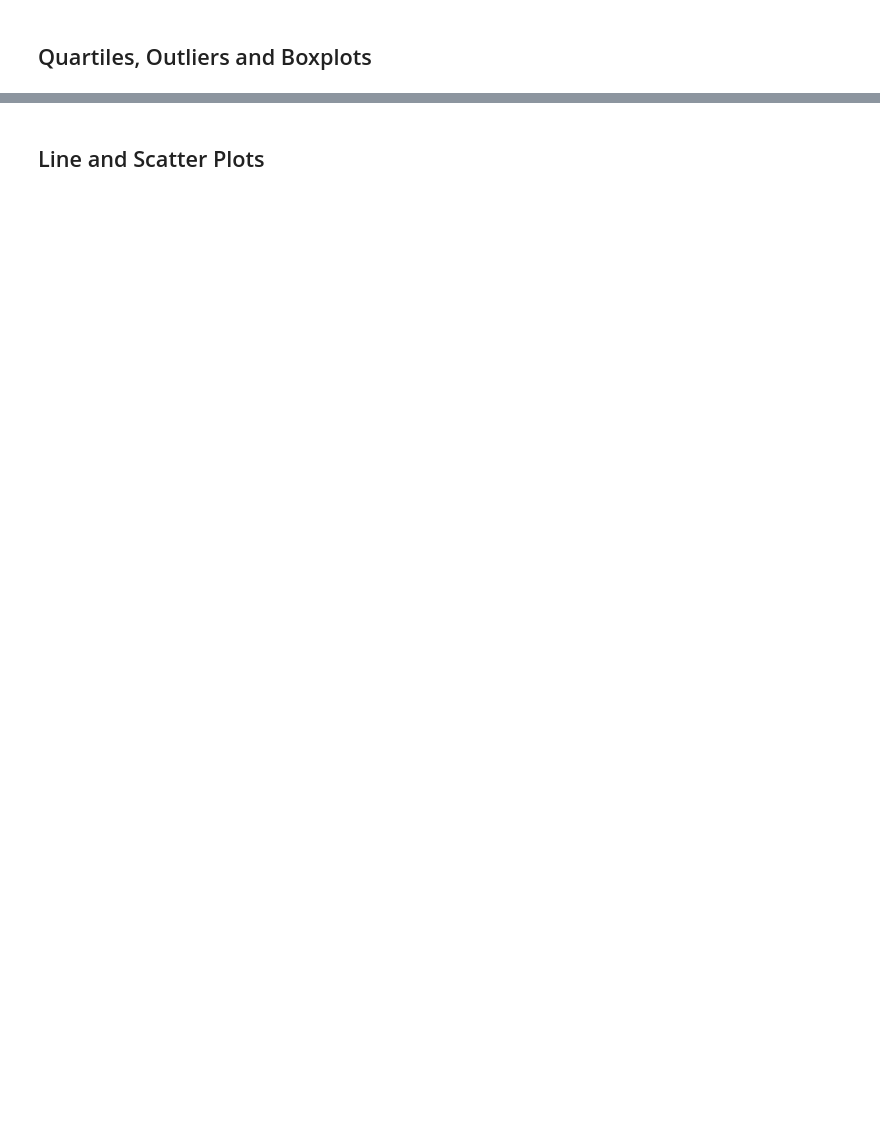
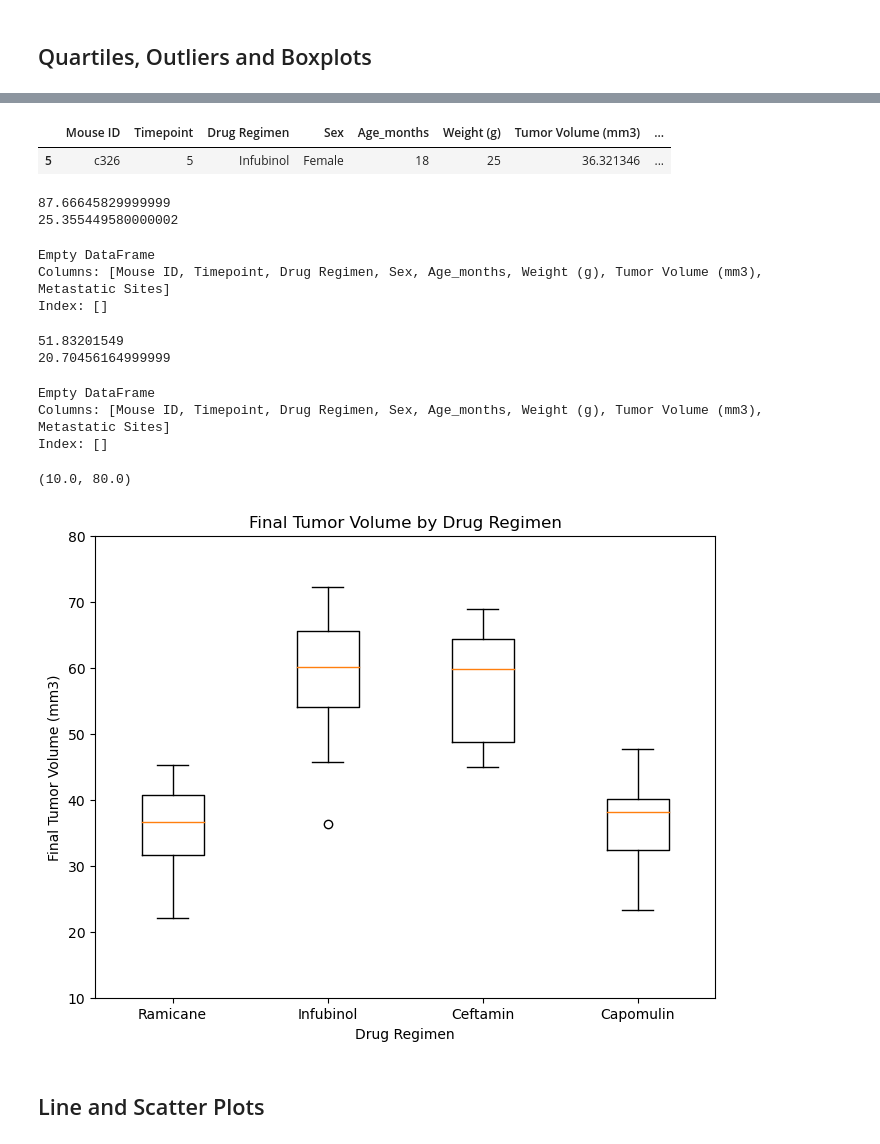
Before and after one commit to Jeremy-Mallory/Week-5-Challenge-MatPlotLib---PyMaceuticals, a Jupyter notebook: Pymaceuticals/pymaceuticals_starter.ipynb, the cells around one changed output, grey strips where cells are left out. Saved outputs shown, nothing was run; the diff lists cells and outputs as text; code cells hidden in the pictures; blank space fills up the shorter version.

```diff
--- a/Pymaceuticals/pymaceuticals_starter.ipynb
+++ b/Pymaceuticals/pymaceuticals_starter.ipynb
@@ -213,2 +295,73 @@ Ceftamin's potential outliers: Series([], Name: Tumor Volume (mm3), dtype: float
+# %%
+Infubinol_outliers = Infubinol_df.loc[(Infubinol_df["Tumor Volume (mm3)"] < lower_bound) |
+                                     (Infubinol_df["Tumor Volume (mm3)"] > upper_bound), :]
+Infubinol_outliers
+# %% [output]
+|  | Mouse ID | Timepoint | Drug Regimen | Sex | Age_months | Weight (g) | Tumor Volume (mm3) | ... |
+| 5 | c326 | 5 | Infubinol | Female | 18 | 25 | 36.321346 | ... |
+# %%
+# Calculate the IQR and quantitatively determine if there are any potential outliers.
+Ceftamin_tumor_vol = Ceftamin_df["Tumor Volume (mm3)"]
+
+quartiles = Ceftamin_tumor_vol.quantile([0.25,0.5,0.75])
+Q1 = quartiles[0.25]
+Q3 = quartiles[0.75]
+IQR = Q3-Q1
+
+upper_bound = Q3 + (IQR*1.5)
+lower_bound = Q1 - (IQR*1.5)
+
+print(upper_bound)
+print(lower_bound)
+# %% [output]
+87.66645829999999
+25.355449580000002
+# %%
+Ceftamin_outliers = Ceftamin_df.loc[(Ceftamin_df["Tumor Volume (mm3)"] < lower_bound) |
+                                     (Ceftamin_df["Tumor Volume (mm3)"] > upper_bound), :]
+print(Ceftamin_outliers)
+# %% [output]
+Empty DataFrame
+Columns: [Mouse ID, Timepoint, Drug Regimen, Sex, Age_months, Weight (g), Tumor Volume (mm3), Metastatic Sites]
+Index: []
+# %%
+# Calculate the IQR and quantitatively determine if there are any potential outliers.
+Capomulin_tumor_vol = Capomulin_df["Tumor Volume (mm3)"]
+
+quartiles = Capomulin_tumor_vol.quantile([0.25,0.5,0.75])
+Q1 = quartiles[0.25]
+Q3 = quartiles[0.75]
+IQR = Q3-Q1
+
+upper_bound = Q3 + (IQR*1.5)
+lower_bound = Q1 - (IQR*1.5)
+
+print(upper_bound)
+print(lower_bound)
+# %% [output]
+51.83201549
+20.70456164999999
+# %%
+Capomulin_outliers = Capomulin_df.loc[(Capomulin_df["Tumor Volume (mm3)"] < lower_bound) |
+                                     (Capomulin_df["Tumor Volume (mm3)"] > upper_bound), :]
+print(Capomulin_outliers)
+# %% [output]
+Empty DataFrame
+Columns: [Mouse ID, Timepoint, Drug Regimen, Sex, Age_months, Weight (g), Tumor Volume (mm3), Metastatic Sites]
+Index: []
+# %%
+# Generate a box plot that shows the distrubution of the tumor volume for each treatment group.
+data = [Ramicane_tumor_vol, Infubinol_tumor_vol, Ceftamin_tumor_vol, Capomulin_tumor_vol]
+Regimen= ['Ramicane', 'Infubinol','Ceftamin','Capomulin']
+
+fig1, ax1 = plt.subplots(figsize=(8, 6))
+ax1.set_title('Final Tumor Volume by Drug Regimen')
+ax1.set_ylabel('Final Tumor Volume (mm3)')
+ax1.set_xlabel('Drug Regimen')
+ax1.boxplot(data, labels=Regimen, widths = 0.4,vert=True)
+plt.ylim(10, 80)
+# %% [output]
+(10.0, 80.0)
+[figure, added]
 # %% [markdown]
 ## Line and Scatter Plots
```
Also changed, not shown: parts of 20 cells of this notebook.
